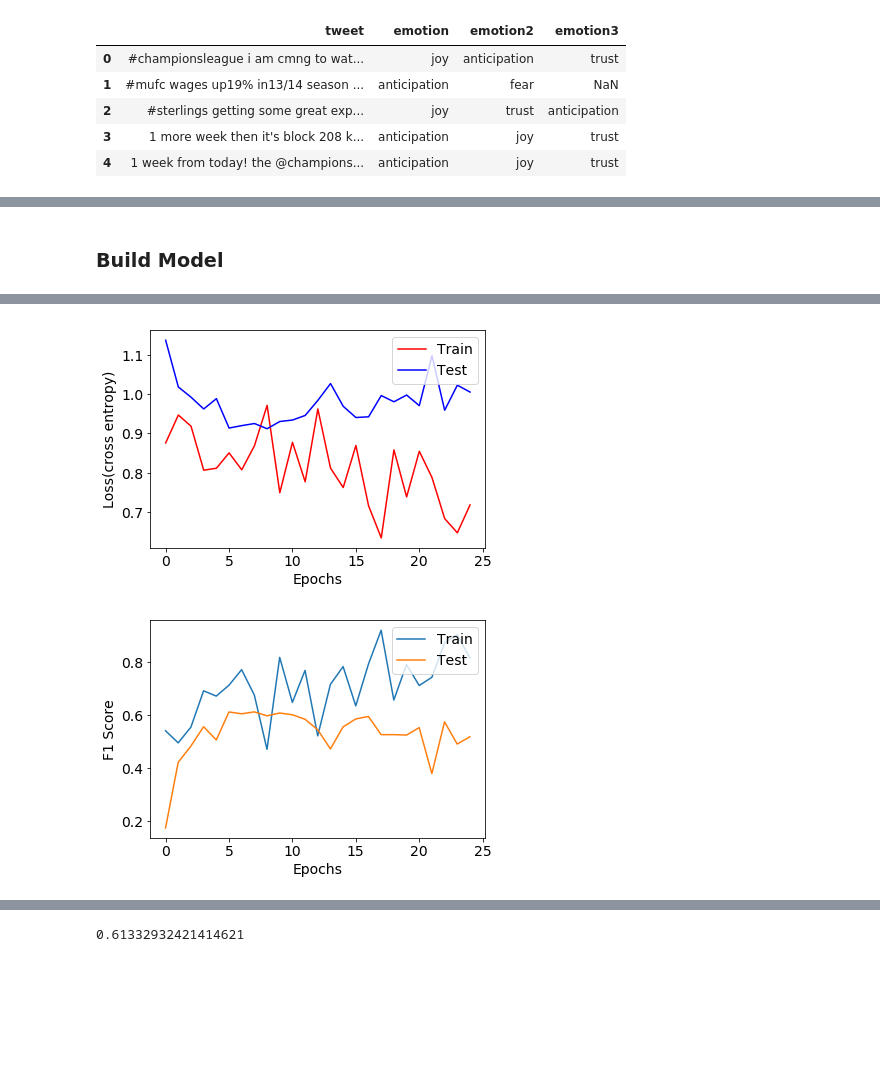
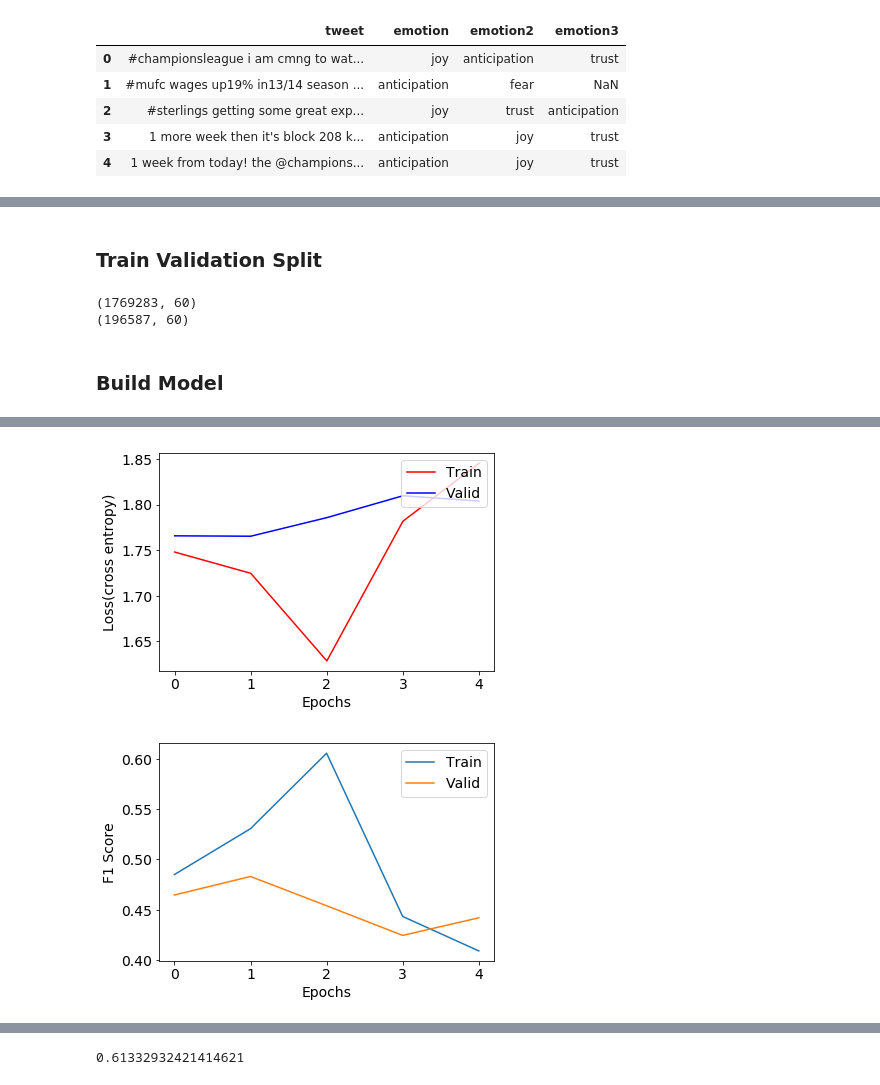
Before and after one commit to eunicebes/Machine-Learning-Course, a Jupyter notebook: CNN_Emotion_Analysis/text-cnn-emotion-52-distance-supervised.ipynb, the cells around one changed output, grey strips where cells are left out. Cells and saved outputs as stored; diff of their text form; code cells hidden in the pictures; blank space fills up the shorter version.

Commit message:
train

```diff
--- a/CNN_Emotion_Analysis/text-cnn-emotion-52-distance-supervised.ipynb
+++ b/CNN_Emotion_Analysis/text-cnn-emotion-52-distance-supervised.ipynb
@@ -474,0 +497,2 @@ senti_test  = en_test['label'].as_matrix()
+# %% [markdown]
+### Train Validation Split
@@ -475,3 +501,10 @@ senti_test  = en_test['label'].as_matrix()
+# %%
+tweets_train, tweets_valid, senti_train, senti_valid = train_test_split(tweets_train_all, senti_train_all, test_size=0.1, random_state=42)
+print(tweets_train.shape)
+print(tweets_valid.shape)
+# %% [output]
+(1769283, 60)
+(196587, 60)
 # %% [markdown]
 ### Build Model
 # %%
@@ -559,5 +592,22 @@ train_next_batch = train_iterator.get_next()
+# %%
+# prepare the training batch in python
+
+def data_iterator(X, y):
+    """ A simple data iterator """
+    batch_idx = 0
+    while True:
+        for batch_idx in range(0, len(X), batch_size):
+            trains_batch = X[batch_idx:batch_idx+batch_size]
+            labels_batch = y[batch_idx:batch_idx+batch_size]
+            yield trains_batch, labels_batch
+
+
+iter_ = data_iterator(tweets_train, senti_train)
+
+valid_iter_ = data_iterator(tweets_valid, senti_valid)
 # %%
 round_of_epochs = int(tweets_train.shape[0]/batch_size)
+valid_rounds_of_epochs = int(tweets_valid.shape[0]/batch_size)
 
 train_loss = []
 test_loss  = []
@@ -576,36 +626,52 @@ with tf.Session() as sess:
 
     for epochs in range(epochs_num): # starting the training process and set the epochs_num
         for _ in range(round_of_epochs):
-#             print('_')
-            train, label = sess.run(train_next_batch) # Get the mini-batch data sample
+#             train, label = sess.run(train_next_batch) # Get the mini-batch data sample from tensorflow
+            train, label = next(iter_) # Get the mini-batch data sample from tensorflow
+
             sess.run(train_step, feed_dict={X:train, y:label}) # Feed the features, labe, training_mode  to network to train
-#         print(epochs)
-#         if epochs % 5 ==0:
-        loss, pred, acc = sess.run([cross_entropy,predicted_class,accuracy], feed_dict={X:train, y:label})
-        t_loss, t_pred = sess.run([cross_entropy,predicted_class], feed_dict={X:tweets_test, y:senti_test})
+        # An epoch finish
+
+        loss, pred, acc = sess.run([cross_entropy, predicted_class, accuracy], feed_dict={X:train, y:label})
+
+        # Validation
+        valid_loss_list = []
+        predict_res = np.zeros(batch_size)
+        t_label = np.zeros(batch_size)
+        valid_acc_list = []
+        for _ in range(valid_rounds_of_epochs):
+            x_valid, y_valid = next(valid_iter_) # Get the mini-batch data sample from tensorflow
+            t_loss, t_pred, t_accuracy = sess.run([cross_entropy, predicted_class, accuracy], feed_dict={X:x_valid, y:y_valid})
+            valid_loss_list.append(t_loss)
+            predict_res = np.concatenate((predict_res, t_pred))
+            t_label = np.concatenate((t_label, y_valid))
+            valid_acc_list.append(t_accuracy)
+        # An epoch finish
+#         t_loss, t_pred = sess.run([cross_entropy,predicted_class], feed_dict={X:tweets_valid, y:senti_valid})
         train_loss.append(loss)
-        test_loss.append(t_loss)
+        test_loss.append(sum(valid_loss_list)/len(valid_loss_list))
         train_f1.append(f1_score(label, pred, average='weighted'))
-        test_f1.append(f1_score(senti_test, t_pred, average='weighted'))
-#         if epochs % 10 ==0:
-        print("{} - {:4d} epoch, loss:{:.3f}, train accuracy:{:.3f}, train f1 score:{:.3f}, test f1 score:{:.3f}".format(
+        test_f1.append(f1_score(t_label[1:], predict_res[1:], average='weighted'))
+        print("{} - {:3d} epoch, loss:{:.3f}, accuracy:{:.3f}/{:.3f}, f1-score:{:.3f}/{:.3f}".format(
             datetime.datetime.now().strftime("%Y-%m-%d %H:%M:%S"),
             epochs+1,
             loss,
             acc,
+            sum(valid_acc_list)/len(valid_acc_list),
             f1_score(label, pred, average='weighted'),
-            f1_score(senti_test, t_pred, average='weighted')
+            f1_score(t_label[1:], predict_res[1:], average='weighted')
             )
         )
+
     plt.rcParams['font.size'] = 14
     plt.plot(x_axis, train_loss, 'r', x_axis, test_loss, 'b')
-    plt.legend(['Train', 'Test'], loc='upper right')
+    plt.legend(['Train', 'Valid'], loc='upper right')
     plt.xlabel('Epochs')
     plt.ylabel('Loss(cross entropy)')
     plt.show()
     plt.clf()
     plt.plot(x_axis, train_f1, x_axis, test_f1)
-    plt.legend(['Train', 'Test'], loc='upper right')
+    plt.legend(['Train', 'Valid'], loc='upper right')
     plt.xlabel('Epochs')
     plt.ylabel('F1 Score')
     plt.show()
@@ -630,5 +684,5 @@ with tf.Session() as sess:
-[figure, old version]
+[figure, new version]
-[figure, old version]
+[figure, new version]
 # %%
 round_of_epochs = int(tweets_train.shape[0]/batch_size)
 
```
Also changed, not shown: parts of 14 cells of this notebook.
